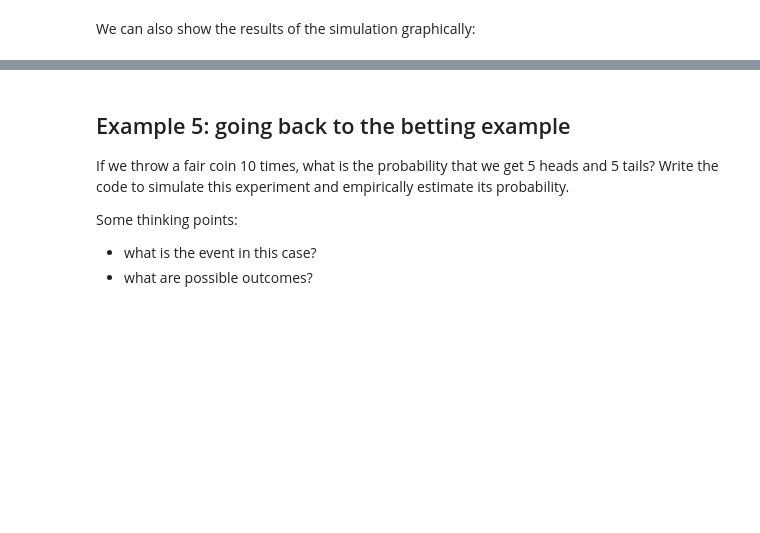
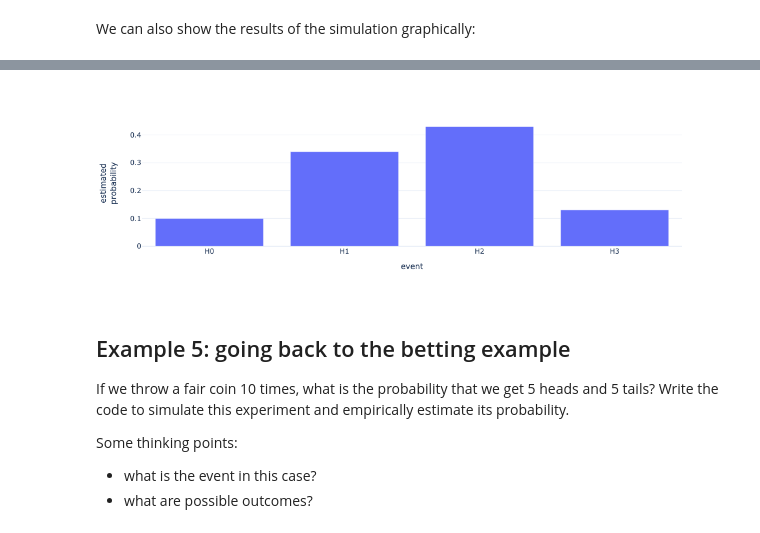
Before and after one commit to uio-bmi/stats_for_cs, a Jupyter notebook: Week_2_ProbabilityIntro/ProbabilityIntro.ipynb, the cells around one changed output, grey strips where cells are left out. Drawn from its saved outputs; the diff is of its cells as text; code cells hidden in the pictures; blank space fills up the shorter version.

```diff
--- a/Week_2_ProbabilityIntro/ProbabilityIntro.ipynb
+++ b/Week_2_ProbabilityIntro/ProbabilityIntro.ipynb
@@ -65,0 +83,10 @@ toss_coin_n_times(number_of_trials)
+# %%
+def toss_coin_n_times(n, p_head=0.5):
+
+    # TODO: code this function
+
+    # live-coded:
+
+    return [weighted_coin(p_head) for _ in range(n)]
+
+toss_coin_n_times(n=3)
@@ -73,0 +97,19 @@ def simulate_event_probabilities(p_head, n, num_experiments):
+# %%
+def estimate_event_probabilities(p_head, n, num_experiments):
+
+    # TODO: write code here to estimate how often we get each of the outcomes
+
+    # live-coded:
+    events = [f'H{i}' for i in range(n+1)]
+    prob_dist = {event: 0 for event in events}
+
+    for experiment in range(num_experiments):
+        outcome = toss_coin_n_times(n, p_head)
+        event = f'H{outcome.count("head")}'
+        prob_dist[event] += 1
+
+    prob_dist = {event: count / num_experiments for event, count in prob_dist.items()}
+
+    return prob_dist
+
+estimate_event_probabilities(p_head=0.4, n=3, num_experiments=100)
@@ -76,10 +120,11 @@ This way of obtaining probability distributions through simulations is called Mo
 # %% [markdown]
 We can also show the results of the simulation graphically:
 # %%
-p_head = None
-n = None
-num_experiments = None
+p_head = 0.5
+n = 3
+num_experiments = 100
 
-event_probabilities = simulate_event_probababilities(p_head, n, num_experiments)
+event_probabilities = estimate_event_probabilities(p_head, n, num_experiments)
 
-plot_event_probabilities()
+plot_event_probabilities(event_probabilities)
+# %% [output]
@@ -86,3 +132,4 @@ plot_event_probabilities()
+[figure, added]
 # %% [markdown]
 ## Example 5: going back to the betting example
 
```
Also changed, not shown: parts of 27 cells of this notebook, 1 other file.
